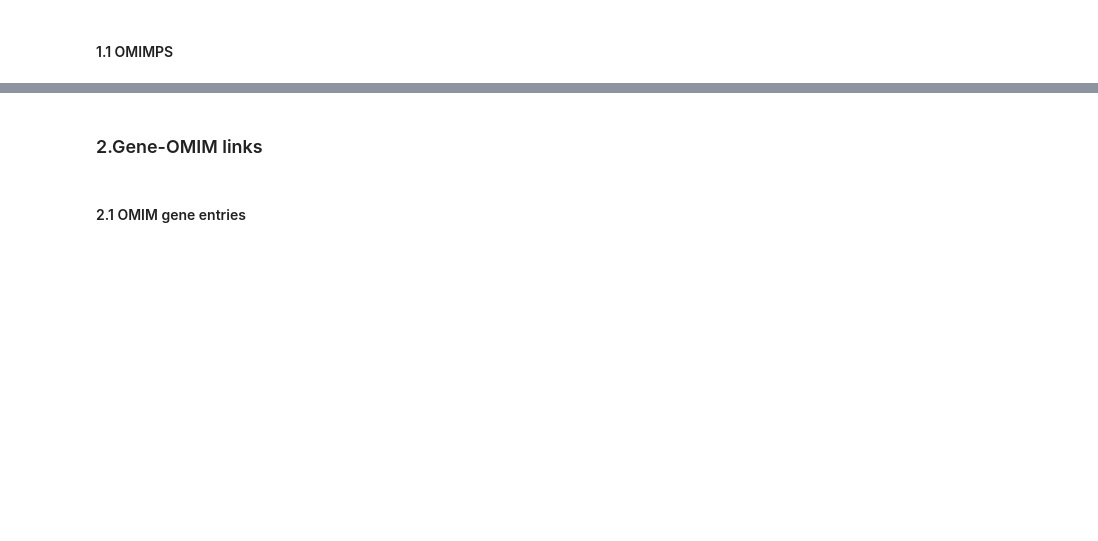
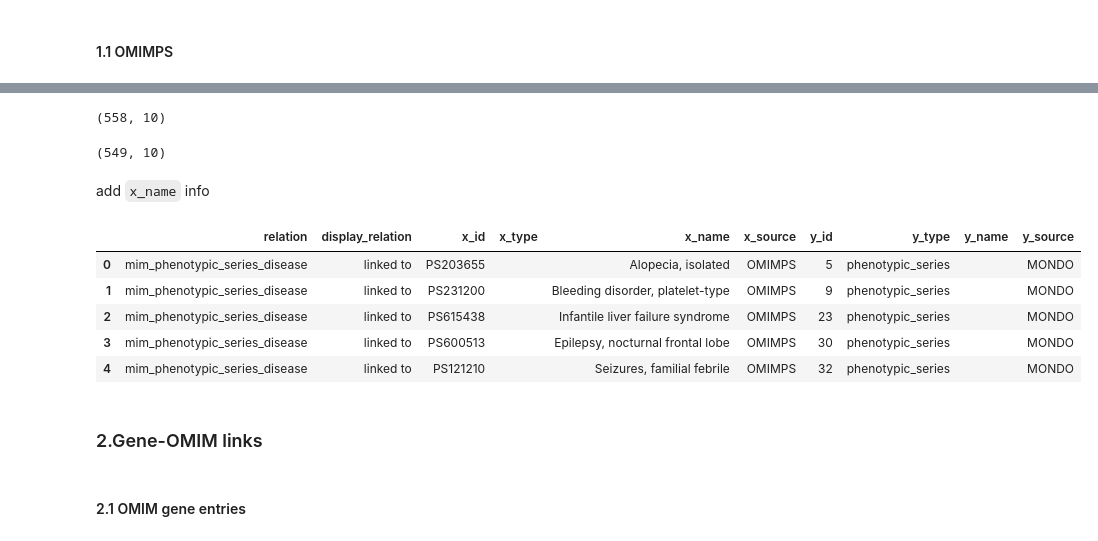
Before and after one commit to mims-harvard/PrimeKG, a Jupyter notebook: knowledge_graph/append_omim.ipynb, the cells around one changed output, grey strips where cells are left out. Saved outputs shown, nothing was run; the diff lists cells and outputs as text; code cells hidden in the pictures; blank space fills up the shorter version.

```diff
--- a/knowledge_graph/append_omim.ipynb
+++ b/knowledge_graph/append_omim.ipynb
@@ -437,4 +423,0 @@ add `x_name` and `x_type` info
-# %%
-Mondo_OMIMPS_kg['x_name'] = mimPS_Titles.set_index(['Phenotypic Series number']).loc[
-    Mondo_OMIMPS_kg.x_id.to_list(),'Phenotypic Series Title'
-].to_list()
@@ -442,0 +424,16 @@ Mondo_OMIMPS_kg['x_type'] = 'phenotypic_series'
+# %%
+Mondo_OMIMPS_kg = build_KG(
+    indices = mondo_omimps_terms.index,
+    relation = 'mim_phenotypic_series_disease',
+    display_relation= 'linked to',
+
+    x_id = mondo_omimps_terms['omimps'].str.replace('OMIMPS:','PS'),
+    x_type = '',
+    x_name = '',
+    x_source = 'OMIMPS',
+
+    y_id = mondo_omimps_terms['id'].astype(int),
+    y_type = 'phenotypic_series',
+    y_name = '',
+    y_source = 'MONDO'
+)
@@ -443,3 +454,28 @@ Mondo_OMIMPS_kg['x_type'] = 'phenotypic_series'
+# %%
+Mondo_OMIMPS_kg.df.shape
+# %% [output]
+(558, 10)
+# %%
+Mondo_OMIMPS_kg.run_query(f"x_id in {mimPS_Titles['Phenotypic Series number'].to_list()}")
+# %%
+Mondo_OMIMPS_kg.df.shape
+# %% [output]
+(549, 10)
+# %% [markdown]
+add `x_name` info
+# %%
+Mondo_OMIMPS_kg.df['x_name'] = mimPS_Titles.set_index(['Phenotypic Series number']).loc[
+    Mondo_OMIMPS_kg.df.x_id.to_list(),'Phenotypic Series Title'
+].to_list()
+# %%
+Mondo_OMIMPS_kg.df.head()
+# %% [output]
+|  | relation | display_relation | x_id | x_type | x_name | x_source | y_id | y_type | y_name | y_source |
+| 0 | mim_phenotypic_series_disease | linked to | PS203655 |  | Alopecia, isolated | OMIMPS | 5 | phenotypic_series |  | MONDO |
+| 1 | mim_phenotypic_series_disease | linked to | PS231200 |  | Bleeding disorder, platelet-type | OMIMPS | 9 | phenotypic_series |  | MONDO |
+| 2 | mim_phenotypic_series_disease | linked to | PS615438 |  | Infantile liver failure syndrome | OMIMPS | 23 | phenotypic_series |  | MONDO |
+| 3 | mim_phenotypic_series_disease | linked to | PS600513 |  | Epilepsy, nocturnal frontal lobe | OMIMPS | 30 | phenotypic_series |  | MONDO |
+| 4 | mim_phenotypic_series_disease | linked to | PS121210 |  | Seizures, familial febrile | OMIMPS | 32 | phenotypic_series |  | MONDO |
 # %% [markdown]
 ### 2.Gene-OMIM links
 # %% [markdown]
```
Also changed, not shown: parts of 108 cells of this notebook.
